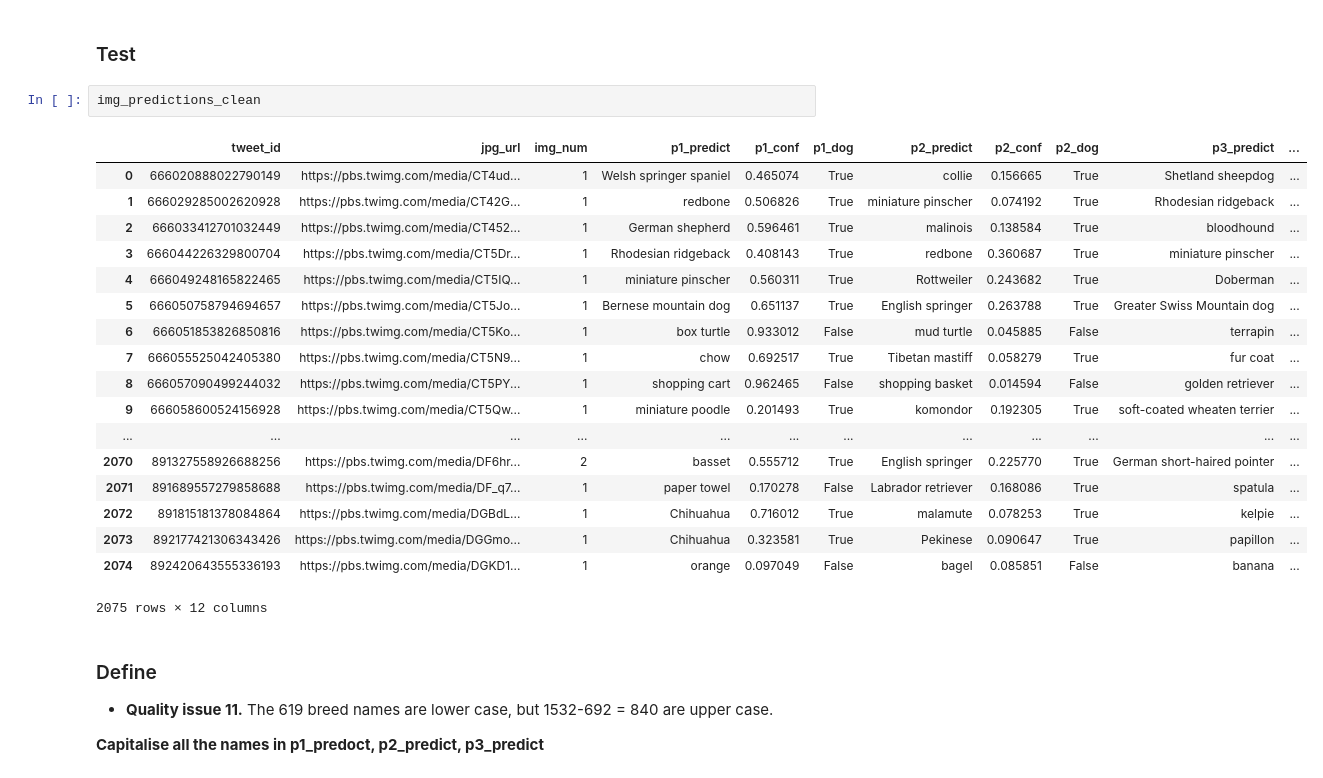
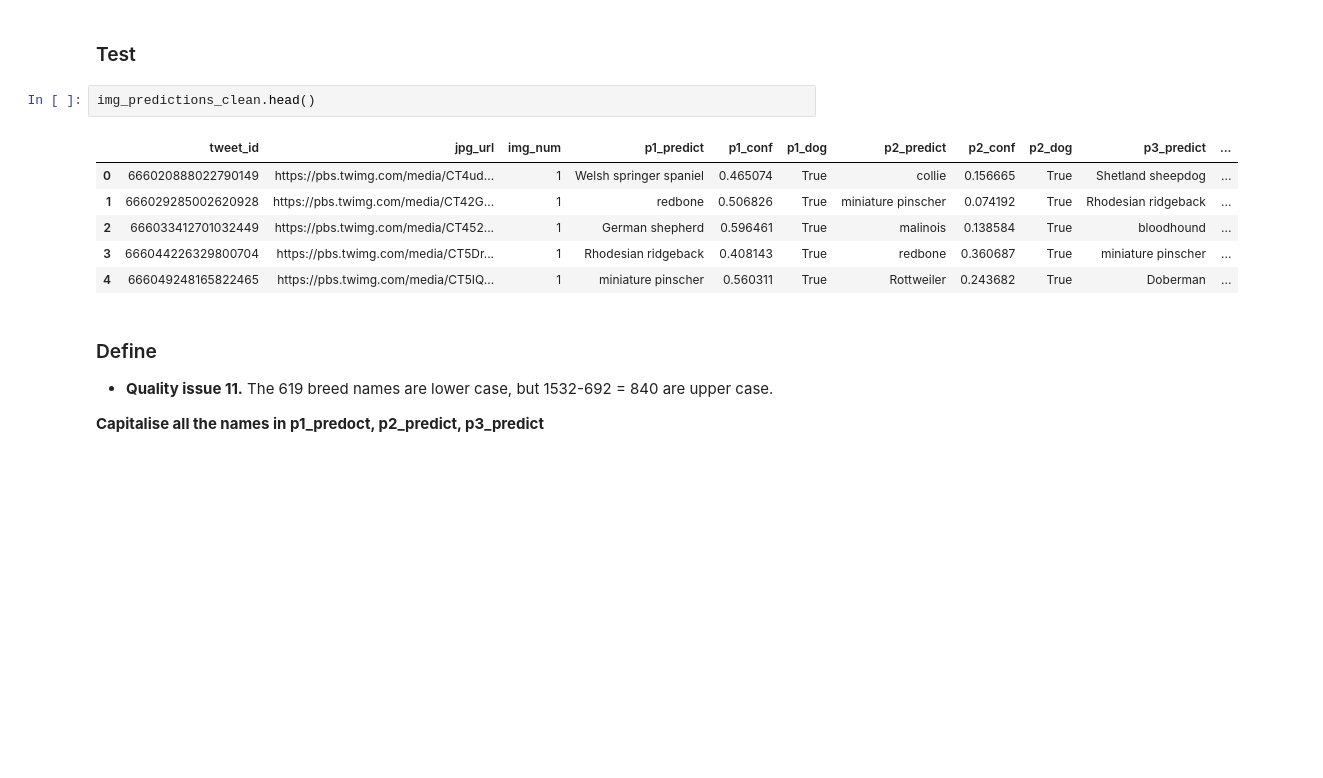
Before and after one commit to viktor-begun/Data_Analyst_Data-Wrangling, a Jupyter notebook: wrangle_act.ipynb, the cells around one changed output. Drawn from its saved outputs; the diff is of its cells as text; blank space fills up the shorter version.

```diff
--- a/wrangle_act.ipynb
+++ b/wrangle_act.ipynb
@@ -750,26 +714,14 @@ img_predictions_clean['p3_predict'] = img_predictions_clean['p3_predict'].str.re
 # %% [markdown]
 ### Test
 # %%
-img_predictions_clean
+img_predictions_clean.head()
 # %% [output]
 |  | tweet_id | jpg_url | img_num | p1_predict | p1_conf | p1_dog | p2_predict | p2_conf | p2_dog | p3_predict | ... |
 | 0 | 666020888022790149 | https://pbs.twimg.com/media/CT4ud... | 1 | Welsh springer spaniel | 0.465074 | True | collie | 0.156665 | True | Shetland sheepdog | ... |
 | 1 | 666029285002620928 | https://pbs.twimg.com/media/CT42G... | 1 | redbone | 0.506826 | True | miniature pinscher | 0.074192 | True | Rhodesian ridgeback | ... |
 | 2 | 666033412701032449 | https://pbs.twimg.com/media/CT452... | 1 | German shepherd | 0.596461 | True | malinois | 0.138584 | True | bloodhound | ... |
 | 3 | 666044226329800704 | https://pbs.twimg.com/media/CT5Dr... | 1 | Rhodesian ridgeback | 0.408143 | True | redbone | 0.360687 | True | miniature pinscher | ... |
 | 4 | 666049248165822465 | https://pbs.twimg.com/media/CT5IQ... | 1 | miniature pinscher | 0.560311 | True | Rottweiler | 0.243682 | True | Doberman | ... |
-| 5 | 666050758794694657 | https://pbs.twimg.com/media/CT5Jo... | 1 | Bernese mountain dog | 0.651137 | True | English springer | 0.263788 | True | Greater Swiss Mountain dog | ... |
-| 6 | 666051853826850816 | https://pbs.twimg.com/media/CT5Ko... | 1 | box turtle | 0.933012 | False | mud turtle | 0.045885 | False | terrapin | ... |
-| 7 | 666055525042405380 | https://pbs.twimg.com/media/CT5N9... | 1 | chow | 0.692517 | True | Tibetan mastiff | 0.058279 | True | fur coat | ... |
-| 8 | 666057090499244032 | https://pbs.twimg.com/media/CT5PY... | 1 | shopping cart | 0.962465 | False | shopping basket | 0.014594 | False | golden retriever | ... |
-| 9 | 666058600524156928 | https://pbs.twimg.com/media/CT5Qw... | 1 | miniature poodle | 0.201493 | True | komondor | 0.192305 | True | soft-coated wheaten terrier | ... |
-| ... | ... | ... | ... | ... | ... | ... | ... | ... | ... | ... | ... |
-| 2070 | 891327558926688256 | https://pbs.twimg.com/media/DF6hr... | 2 | basset | 0.555712 | True | English springer | 0.225770 | True | German short-haired pointer | ... |
-| 2071 | 891689557279858688 | https://pbs.twimg.com/media/DF_q7... | 1 | paper towel | 0.170278 | False | Labrador retriever | 0.168086 | True | spatula | ... |
-| 2072 | 891815181378084864 | https://pbs.twimg.com/media/DGBdL... | 1 | Chihuahua | 0.716012 | True | malamute | 0.078253 | True | kelpie | ... |
-| 2073 | 892177421306343426 | https://pbs.twimg.com/media/DGGmo... | 1 | Chihuahua | 0.323581 | True | Pekinese | 0.090647 | True | papillon | ... |
-| 2074 | 892420643555336193 | https://pbs.twimg.com/media/DGKD1... | 1 | orange | 0.097049 | False | bagel | 0.085851 | False | banana | ... |
-2075 rows × 12 columns
 # %% [markdown]
 ### Define
 - **Quality issue 11.** The 619 breed names are lower case, but 1532-692 = 840 are upper case.
```
Also changed, not shown: parts of 20 cells of this notebook, 16 other files.
